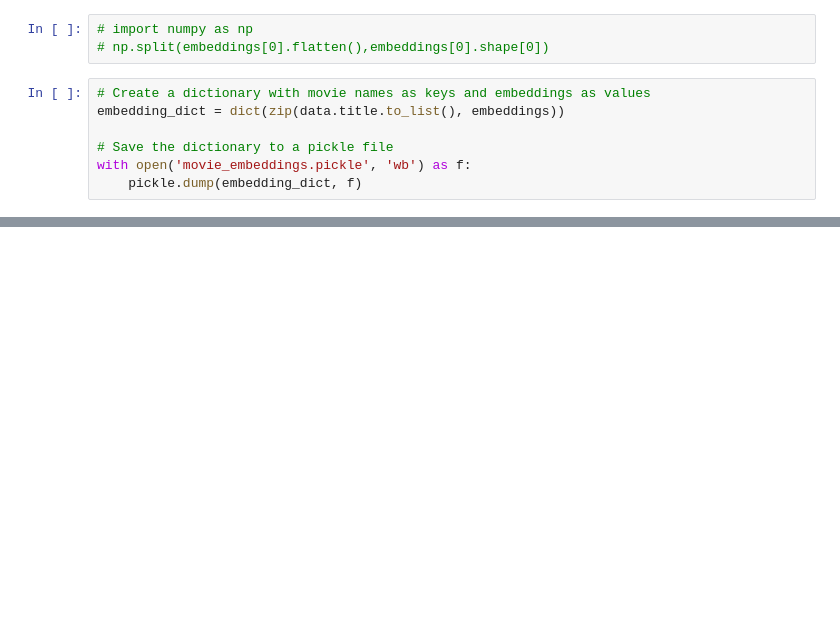
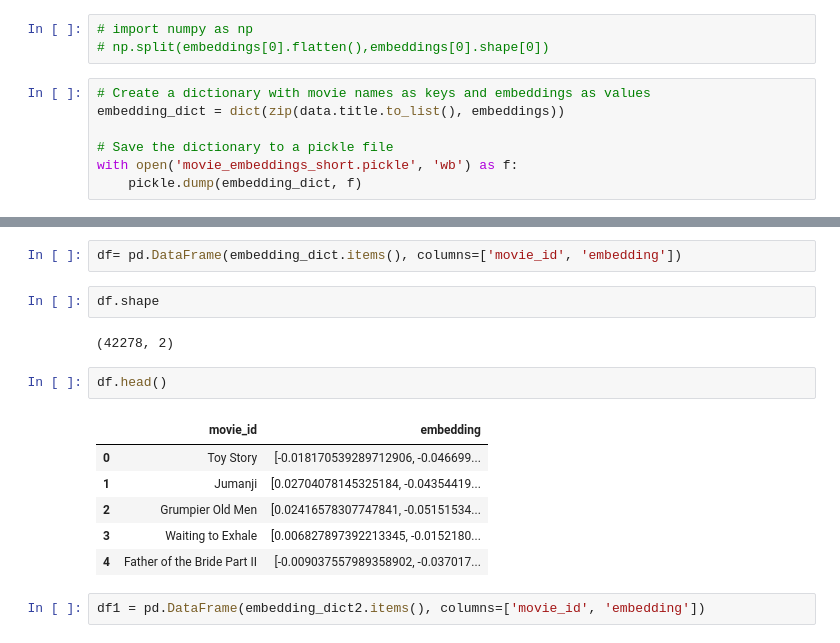
Before and after one commit to abhi7991/Neo4j-Demo, a Jupyter notebook: embed_gen_vertexai.ipynb, the cells around one changed output, grey strips where cells are left out. Drawn from its saved outputs; the diff is of its cells as text; blank space fills up the shorter version.

```diff
--- a/embed_gen_vertexai.ipynb
+++ b/embed_gen_vertexai.ipynb
@@ -91,7 +128,7 @@ embeddings.shape
 embedding_dict = dict(zip(data.title.to_list(), embeddings))
 
 # Save the dictionary to a pickle file
-with open('movie_embeddings.pickle', 'wb') as f:
+with open('movie_embeddings_short.pickle', 'wb') as f:
     pickle.dump(embedding_dict, f)
 # %%
 with open('movie_embeddings.pickle', 'rb') as f:
@@ -133,0 +170,17 @@ Embedding for '862': [ 3.02489884e-02 -4.13589254e-02  9.56019200e-03  2.9986819
+# %%
+df= pd.DataFrame(embedding_dict.items(), columns=['movie_id', 'embedding'])
+# %%
+df.shape
+# %% [output]
+(42278, 2)
+# %%
+df.head()
+# %% [output]
+|  | movie_id | embedding |
+| 0 | Toy Story | [-0.018170539289712906, -0.046699... |
+| 1 | Jumanji | [0.02704078145325184, -0.04354419... |
+| 2 | Grumpier Old Men | [0.02416578307747841, -0.05151534... |
+| 3 | Waiting to Exhale | [0.006827897392213345, -0.0152180... |
+| 4 | Father of the Bride Part II | [-0.009037557989358902, -0.037017... |
+# %%
+df1 = pd.DataFrame(embedding_dict2.items(), columns=['movie_id', 'embedding'])
```
Also changed, not shown: parts of 31 cells of this notebook, 1 other file.
